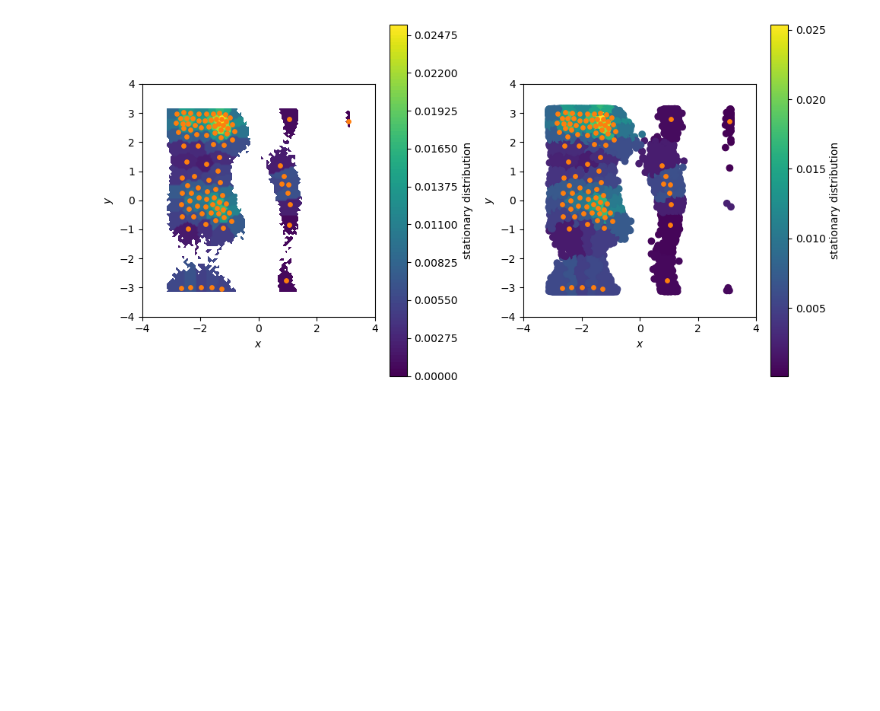
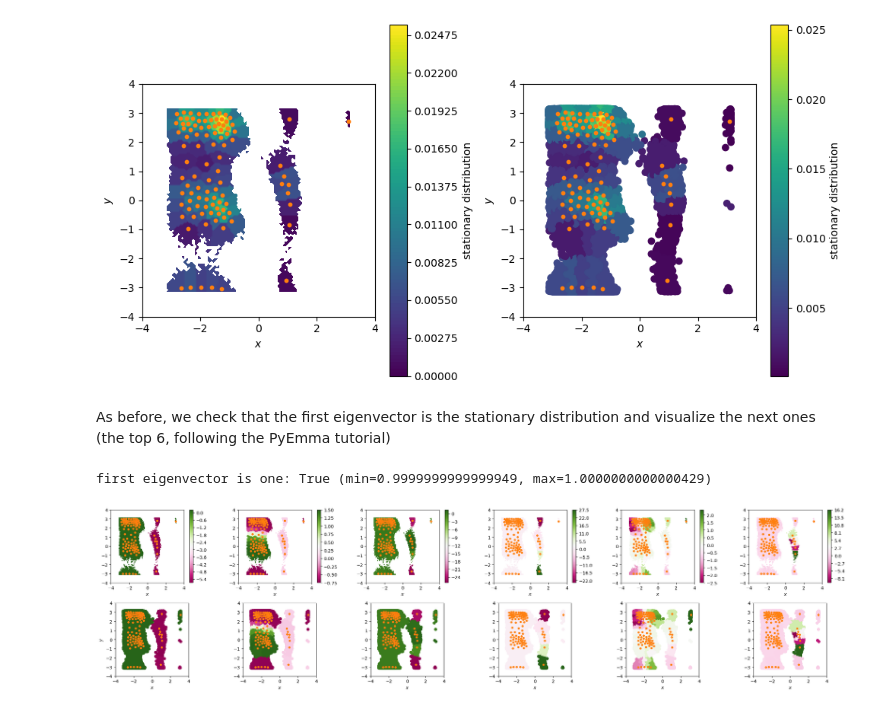
Before and after one commit to Mansbach-Lab/deeptimeMSMs, a Jupyter notebook: step3-msm-analysis.ipynb, the cells around one changed output. Drawn from its saved outputs; the diff is of its cells as text; code cells hidden in the pictures; blank space fills up the shorter version.

```diff
--- a/step3-msm-analysis.ipynb
+++ b/step3-msm-analysis.ipynb
@@ -492,3 +492,37 @@ fig.colorbar(sp,ax=axes[1],label='stationary distribution')
 fig.tight_layout()
 # %% [output]
 [figure]
+# %% [markdown]
+As before, we check that the first eigenvector is the stationary distribution and visualize the next ones (the top 6, following the PyEmma tutorial)
+# %%
+eigvec = msm.eigenvectors_right()
+print('first eigenvector is one: {} (min={}, max={})'.format(
+    np.allclose(eigvec[:, 0], 1, atol=1e-15), eigvec[:, 0].min(), eigvec[:, 0].max()))
+# %% [output]
+first eigenvector is one: True (min=0.9999999999999949, max=1.0000000000000429)
+# %%
+diminvs = 6
+fig, axes = plt.subplots(2,diminvs,figsize=(24,6))
+for i in range(diminvs):
+    pyemma.plots.plot_contour(
+        *data_concatenated.T, eigvec[dtrajs_concatenated,i+1], ax=axes[0,i], cmap = 'PiYG',
+        cbar_labels='{}. right eigenvector'.format(i+2),mask=True)
+    axes[0,i].scatter(*(clustering.cluster_centers.T),s=15,c='C1')
+    axes[0,i].set_xlabel('$x$')
+    axes[0,i].set_xlim(-4, 4)
+    axes[0,i].set_ylim(-4, 4)
+    axes[0,i].set_aspect('equal')
+
+for i in range(diminvs):
+    axes[1,i].scatter(
+        *data_concatenated.T, c=eigvec[dtrajs_concatenated,i+1], cmap = 'PiYG')
+    axes[1,i].scatter(*(clustering.cluster_centers.T),s=15,c='C1')
+    axes[1,i].set_xlabel('$x$')
+    axes[1,i].set_xlim(-4, 4)
+    axes[1,i].set_ylim(-4, 4)
+    axes[1,i].set_aspect('equal')
+
+axes[1,0].set_ylabel('$y$')
+fig.tight_layout()
+# %% [output]
+[figure, added]
```
Also changed, not shown: parts of 7 cells of this notebook.
